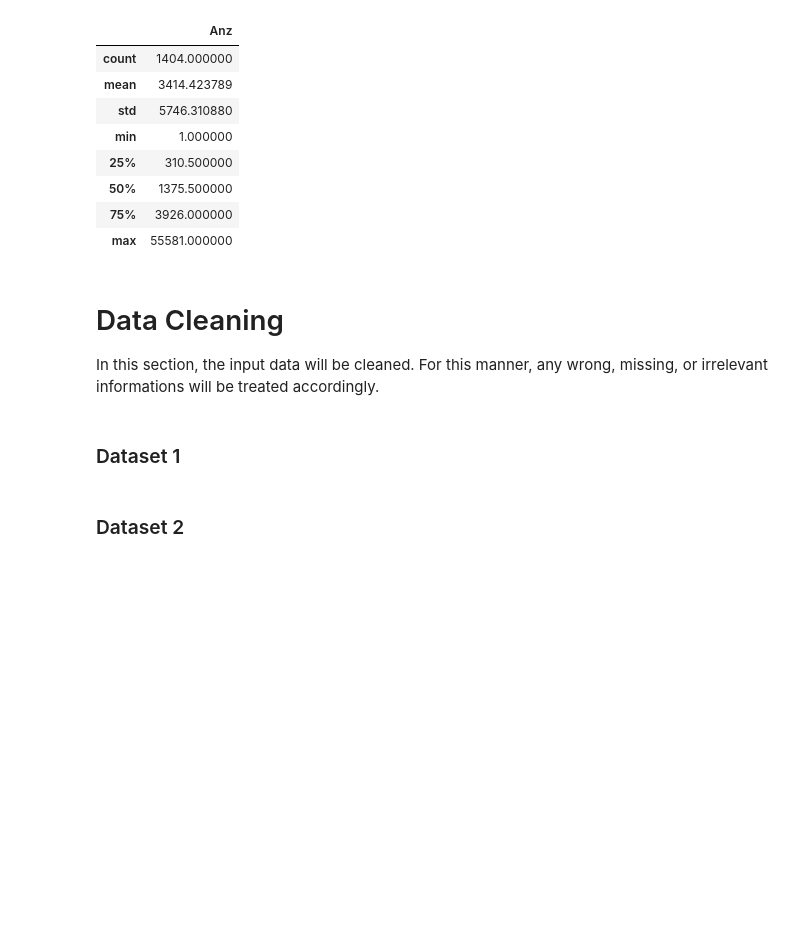
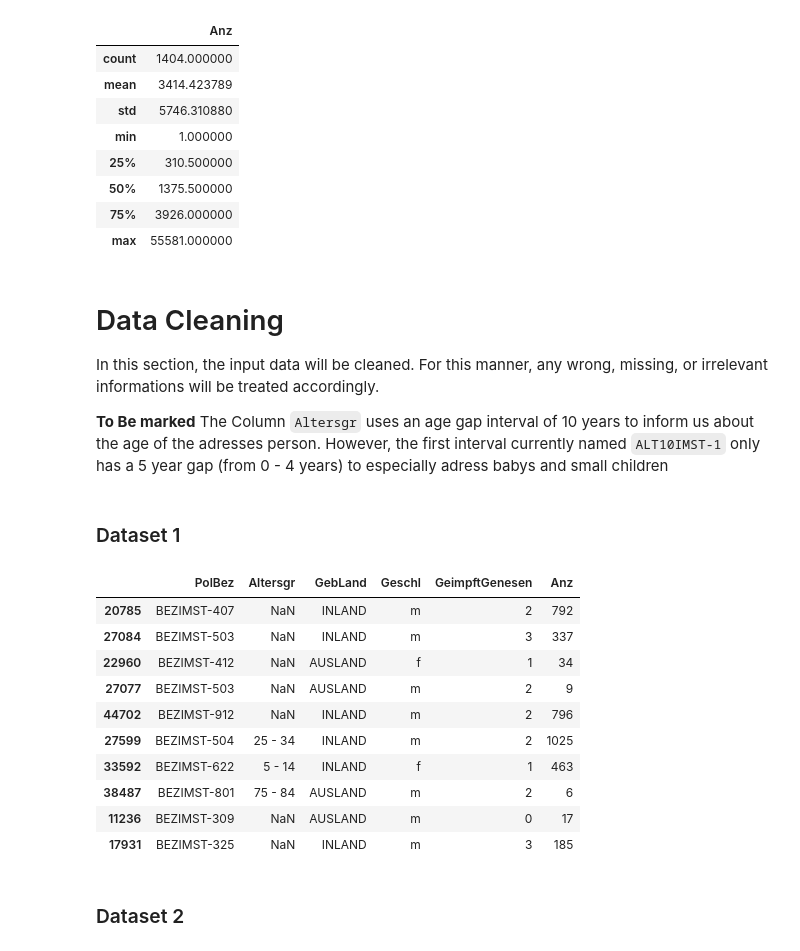
Before and after one commit to Sormy23/DataScience_CoronaStatistics, a Jupyter notebook: mini_projekt.ipynb, the cells around one changed output. Cells and saved outputs as stored; diff of their text form; code cells hidden in the pictures; blank space fills up the shorter version.

```diff
--- a/mini_projekt.ipynb
+++ b/mini_projekt.ipynb
@@ -150,21 +148,51 @@ dataset2.describe()
 # %% [markdown]
 # Data Cleaning
 In this section, the input data will be cleaned. For this manner, any wrong, missing, or irrelevant informations will be treated accordingly.
+
+**To Be marked**
+The Column ``Altersgr`` uses an age gap interval of 10 years to inform us about the age of the adresses person. However, the first interval currently named ``ALT10IMST-1`` only has a 5 year gap (from 0 - 4 years) to especially adress babys and small children
 # %% [markdown]
 ### Dataset 1
 # %%
 geimpftGenesenDict = {"IMST-4": 0, #nothing
                       "IMST-1": 1, #vacc
                       "IMST-3": 2, #recov
                       "IMST-2": 3} #vacc + recov
+
+ageGapDict = {"ALT10IMST-1": "0 - 4",
+              "ALT10IMST-2": "5 - 14",
+              "ALT10IMST-3": "15 - 24",
+              "ALT10IMST-4": "25 - 34",
+              "ALT10IMST-5": "35 - 44",
+              "ALT10IMST-6": "45 - 54",
+              "ALT10IMST-7": "55 - 64",
+              "ALT10IMST-8": "65 - 74",
+              "ALT10IMST-9": "75 - 84",
+              "ALT10IMST-10": "85+"}
 
 dataset1["GebLand"] = dataset1["GebLand"].map({"GLIMST-1": "INLAND",
                                                "GLIMST-2": "AUSLAND"})
 
 dataset1["Geschl"] = dataset1["Geschl"].map({"C11-1": "m",
                                              "C11-2": "f"})
 
 dataset1["GeimpftGenesen"] = dataset1["GeimpftGenesen"].map(geimpftGenesenDict)
+
+dataset1["Altersgr"] = dataset1["Altersgr"].map(ageGapDict)
+
+dataset1.sample(10)
+# %% [output]
+|  | PolBez | Altersgr | GebLand | Geschl | GeimpftGenesen | Anz |
+| 20785 | BEZIMST-407 | NaN | INLAND | m | 2 | 792 |
+| 27084 | BEZIMST-503 | NaN | INLAND | m | 3 | 337 |
+| 22960 | BEZIMST-412 | NaN | AUSLAND | f | 1 | 34 |
+| 27077 | BEZIMST-503 | NaN | AUSLAND | m | 2 | 9 |
+| 44702 | BEZIMST-912 | NaN | INLAND | m | 2 | 796 |
+| 27599 | BEZIMST-504 | 25 - 34 | INLAND | m | 2 | 1025 |
+| 33592 | BEZIMST-622 | 5 - 14 | INLAND | f | 1 | 463 |
+| 38487 | BEZIMST-801 | 75 - 84 | AUSLAND | m | 2 | 6 |
+| 11236 | BEZIMST-309 | NaN | AUSLAND | m | 0 | 17 |
+| 17931 | BEZIMST-325 | NaN | INLAND | m | 3 | 185 |
 # %% [markdown]
 ### Dataset 2
 # %%
```
Also changed, not shown: parts of 14 cells of this notebook, 2 other files.
